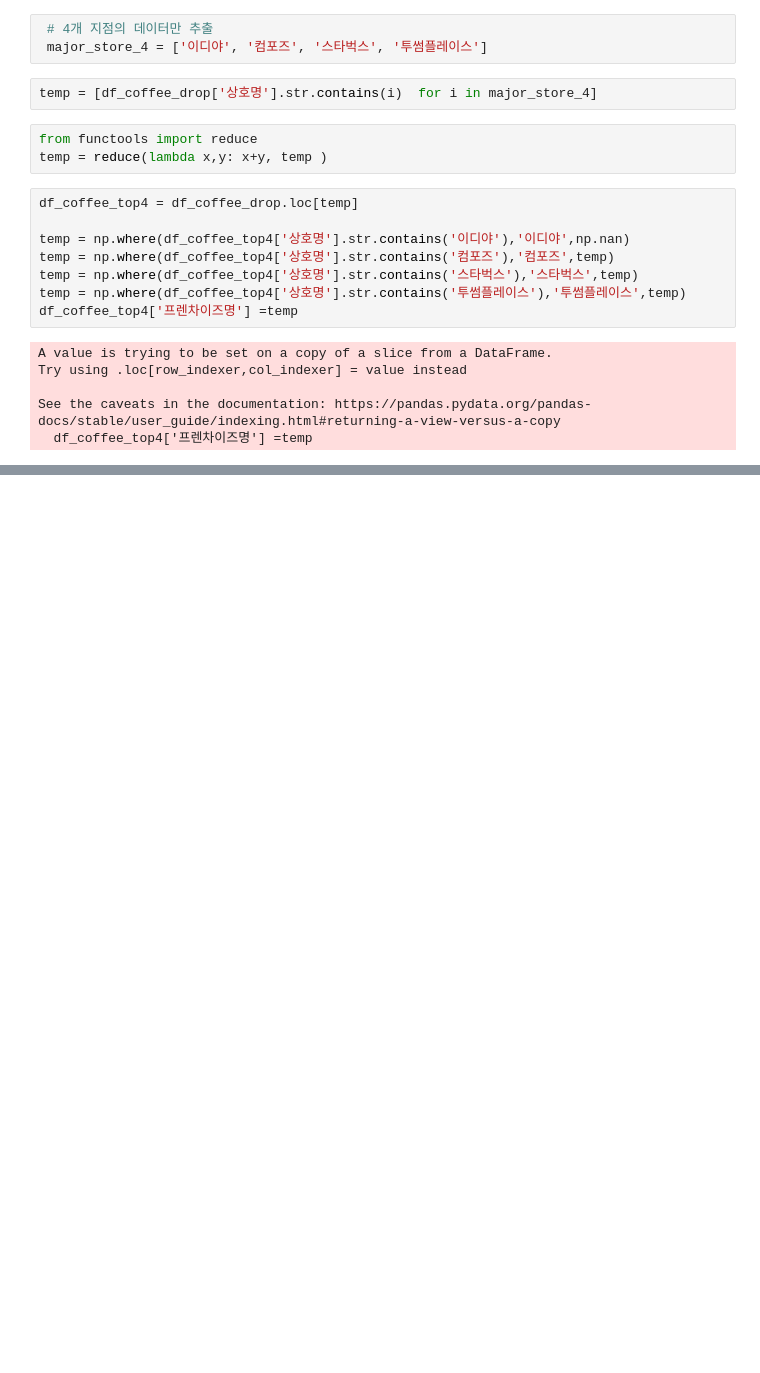
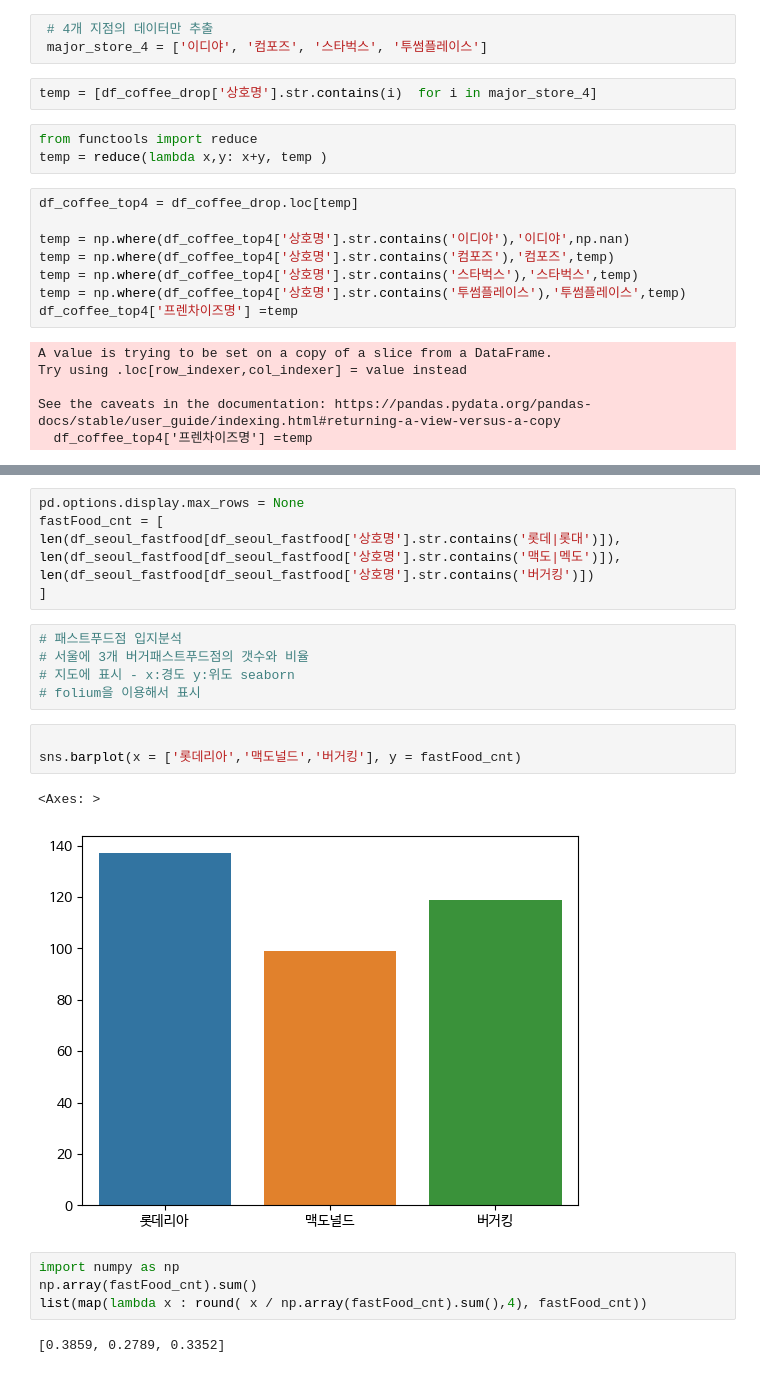
Before and after one commit to leekyuyoung20230313/pythone, a Jupyter notebook: 전처리/상권분석.ipynb, the cells around one changed output, grey strips where cells are left out. Cells and saved outputs as stored; diff of their text form; blank space fills up the shorter version.

```diff
--- a/전처리/상권분석.ipynb
+++ b/전처리/상권분석.ipynb
@@ -270,0 +290,24 @@ array(['스타벅스', '스타벅스', '이디야', ..., '컴포즈', '투썸플
+# %%
+pd.options.display.max_rows = None
+fastFood_cnt = [
+len(df_seoul_fastfood[df_seoul_fastfood['상호명'].str.contains('롯데|롯대')]),
+len(df_seoul_fastfood[df_seoul_fastfood['상호명'].str.contains('맥도|멕도')]),
+len(df_seoul_fastfood[df_seoul_fastfood['상호명'].str.contains('버거킹')])
+]
+# %%
+# 패스트푸드점 입지분석
+# 서울에 3개 버거패스트푸드점의 갯수와 비율
+# 지도에 표시 - x:경도 y:위도 seaborn
+# folium을 이용해서 표시
+# %%
+
+sns.barplot(x = ['롯데리아','맥도널드','버거킹'], y = fastFood_cnt)
+# %% [output]
+<Axes: >
+[figure, added]
+# %%
+import numpy as np
+np.array(fastFood_cnt).sum()
+list(map(lambda x : round( x / np.array(fastFood_cnt).sum(),4), fastFood_cnt))
+# %% [output]
+[0.3859, 0.2789, 0.3352]
```
Also changed, not shown: parts of 35 cells of this notebook.
